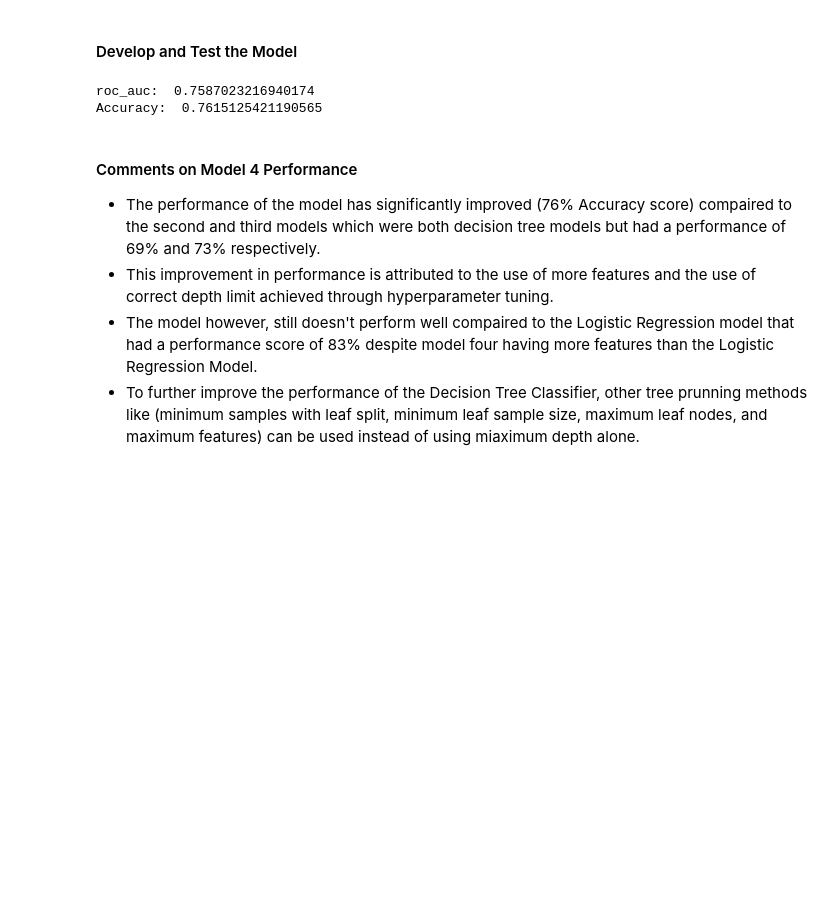
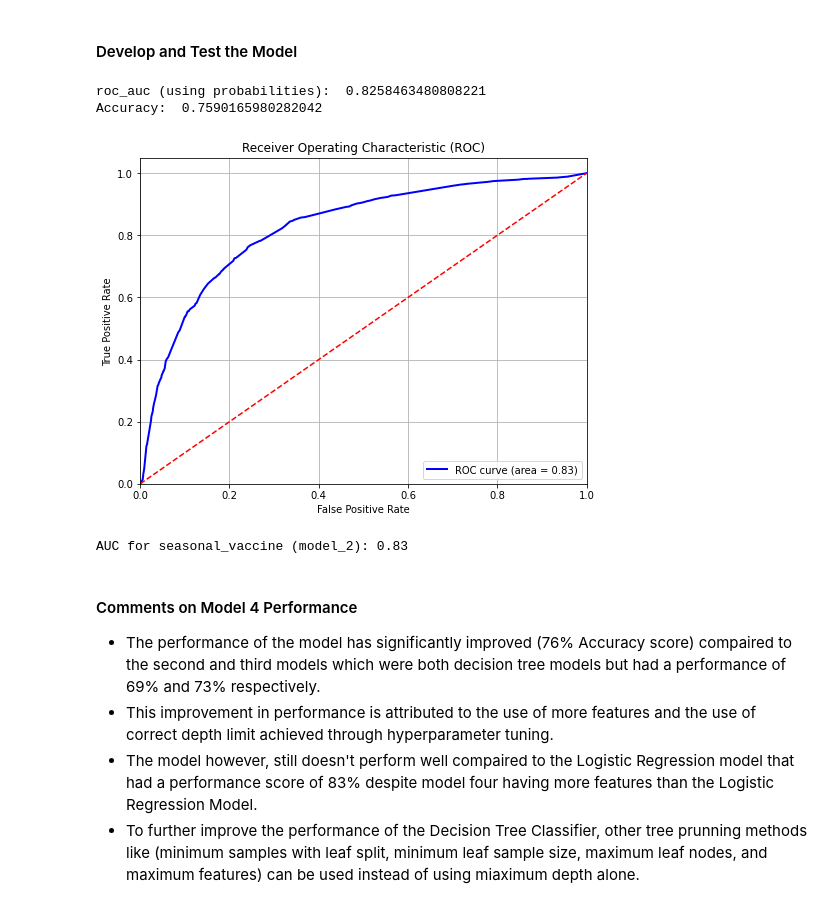
Before and after one commit to Pamela-Chebii/Predicting_H1N1_-_Seasonal_Flue_Vaccines, a Jupyter notebook: index.ipynb, the cells around one changed output. Cells and saved outputs as stored; diff of their text form; code cells hidden in the pictures; blank space fills up the shorter version.

```diff
--- a/index.ipynb
+++ b/index.ipynb
@@ -1134,24 +1178,30 @@ plt.show()
 # %% [markdown]
 #### Develop and Test the Model
 # %%
-# Create the ID3 classifier and prune the model using max_depth=7
+# Create the ID3 classifier and prune the model using max_depth=8
 model_4 = DecisionTreeClassifier(criterion='entropy', max_depth=8, random_state=42)
 
 #fit the model
 model_4.fit(X_train_ohe, y_train)
 
 # Evaluate the model
-y_preds = model_4.predict(X_test_ohe)
+y_probs = model_4.predict_proba(X_test_ohe)[:, 1]
 
 # find the roc_auc score
-false_positive_rate, true_positive_rate, thresholds = roc_curve(y_test, y_preds)
+false_positive_rate, true_positive_rate, thresholds = roc_curve(y_test, y_probs)
 roc_auc = auc(false_positive_rate, true_positive_rate)
 
-print('roc_auc: ', roc_auc)
+print('roc_auc (using probabilities): ', roc_auc)
 print('Accuracy: ', accuracy_score(y_test, y_preds))
+
+# Plot ROC AUC for model_4
+auc_value = plot_roc_auc(model_4, X_test_ohe, y_test)
+print(f'AUC for seasonal_vaccine (model_2): {auc_value:.2f}')
 # %% [output]
-roc_auc:  0.7587023216940174
-Accuracy:  0.7615125421190565
+roc_auc (using probabilities):  0.8258463480808221
+Accuracy:  0.7590165980282042
+[figure, added]
+AUC for seasonal_vaccine (model_2): 0.83
 # %% [markdown]
 #### Comments on Model 4 Performance
 
```
Also changed, not shown: parts of 5 cells of this notebook.
